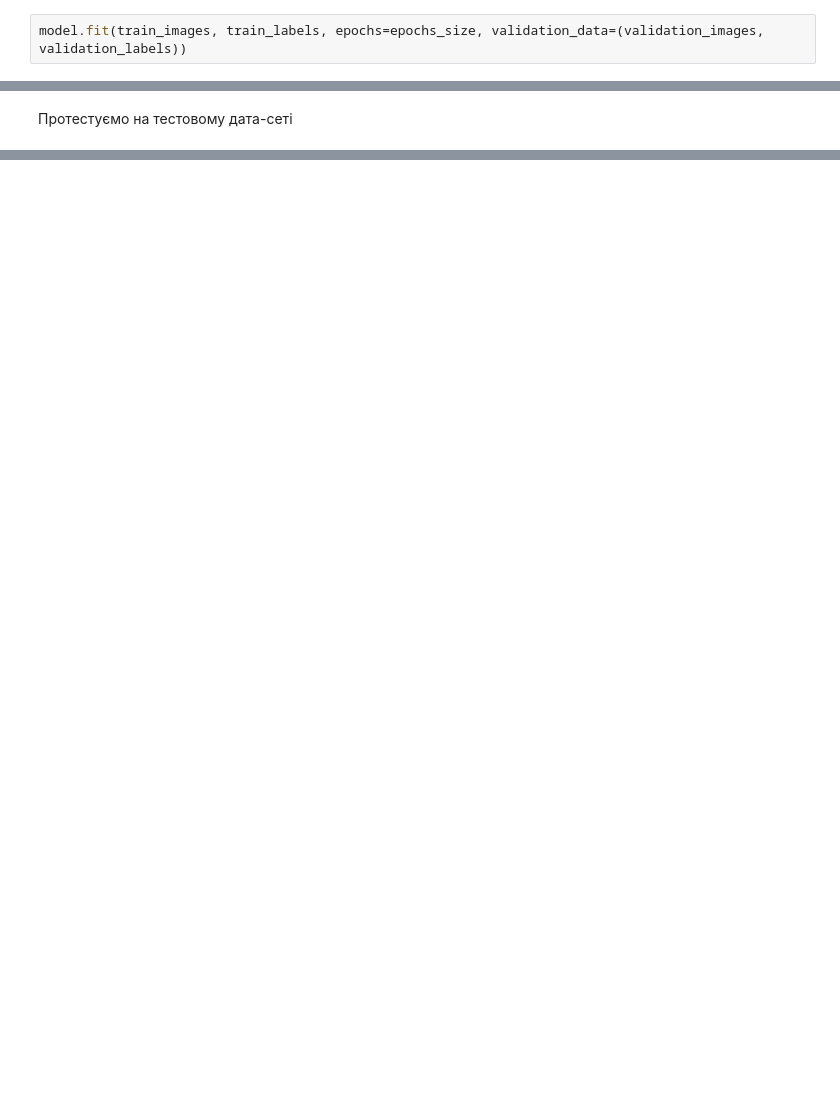
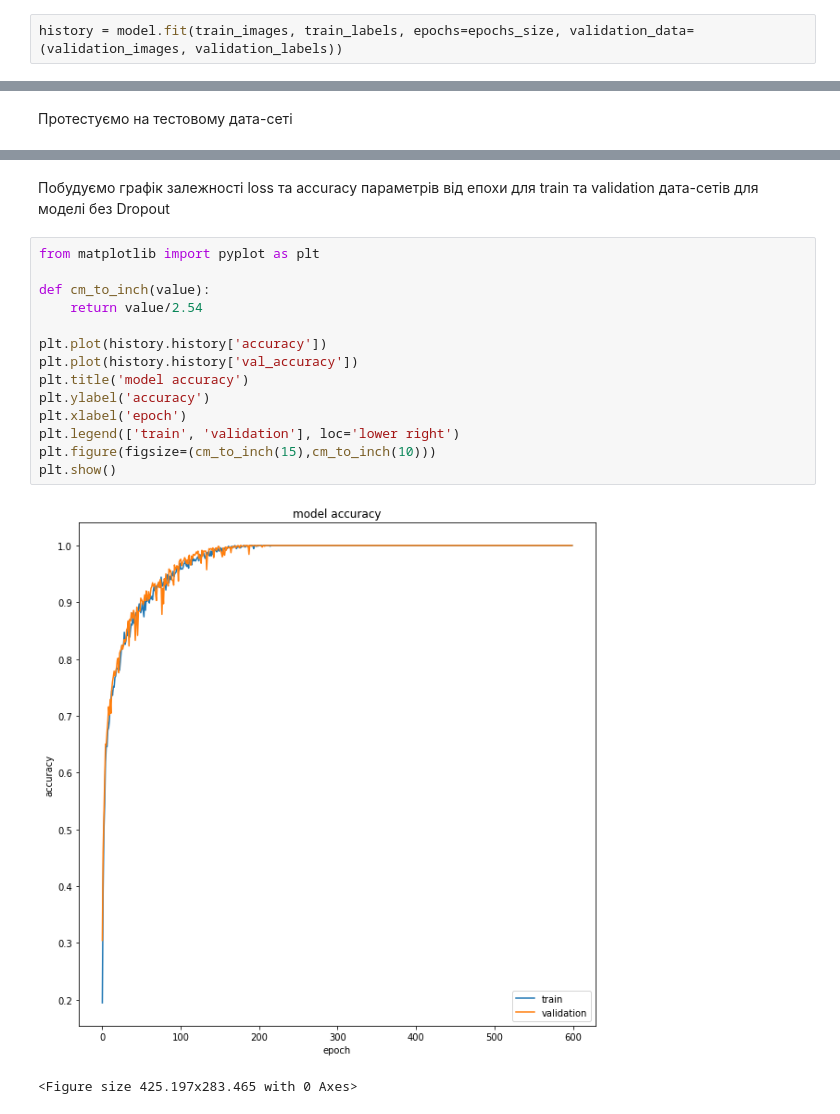
Before and after one commit to ClickerDG/ml_dropout, a Jupyter notebook: ml_dropout2.0.ipynb, the cells around one changed output, grey strips where cells are left out. Cells and saved outputs as stored; diff of their text form; blank space fills up the shorter version.

```diff
--- a/ml_dropout2.0.ipynb
+++ b/ml_dropout2.0.ipynb
@@ -45,6 +45,6 @@ model.compile(loss="sparse_categorical_crossentropy", optimizer=sgd, metrics=["a
 # %% [markdown]
 Тренуємо модель
 # %%
-model.fit(train_images, train_labels, epochs=epochs_size, validation_data=(validation_images, validation_labels))
+history = model.fit(train_images, train_labels, epochs=epochs_size, validation_data=(validation_images, validation_labels))
 # %% [output]
 Epoch 1/600
@@ -133,0 +132,19 @@ modelDO.evaluate(test_images, test_labels)
+# %% [markdown]
+Побудуємо графік залежності loss та accuracy параметрів від епохи для train та validation дата-сетів для моделі без Dropout
+# %%
+from matplotlib import pyplot as plt
+
+def cm_to_inch(value):
+    return value/2.54
+
+plt.plot(history.history['accuracy'])
+plt.plot(history.history['val_accuracy'])
+plt.title('model accuracy')
+plt.ylabel('accuracy')
+plt.xlabel('epoch')
+plt.legend(['train', 'validation'], loc='lower right')
+plt.figure(figsize=(cm_to_inch(15),cm_to_inch(10)))
+plt.show()
+# %% [output]
+[figure, added]
+<Figure size 425.197x283.465 with 0 Axes>
```
Also changed, not shown: parts of 8 cells of this notebook.
